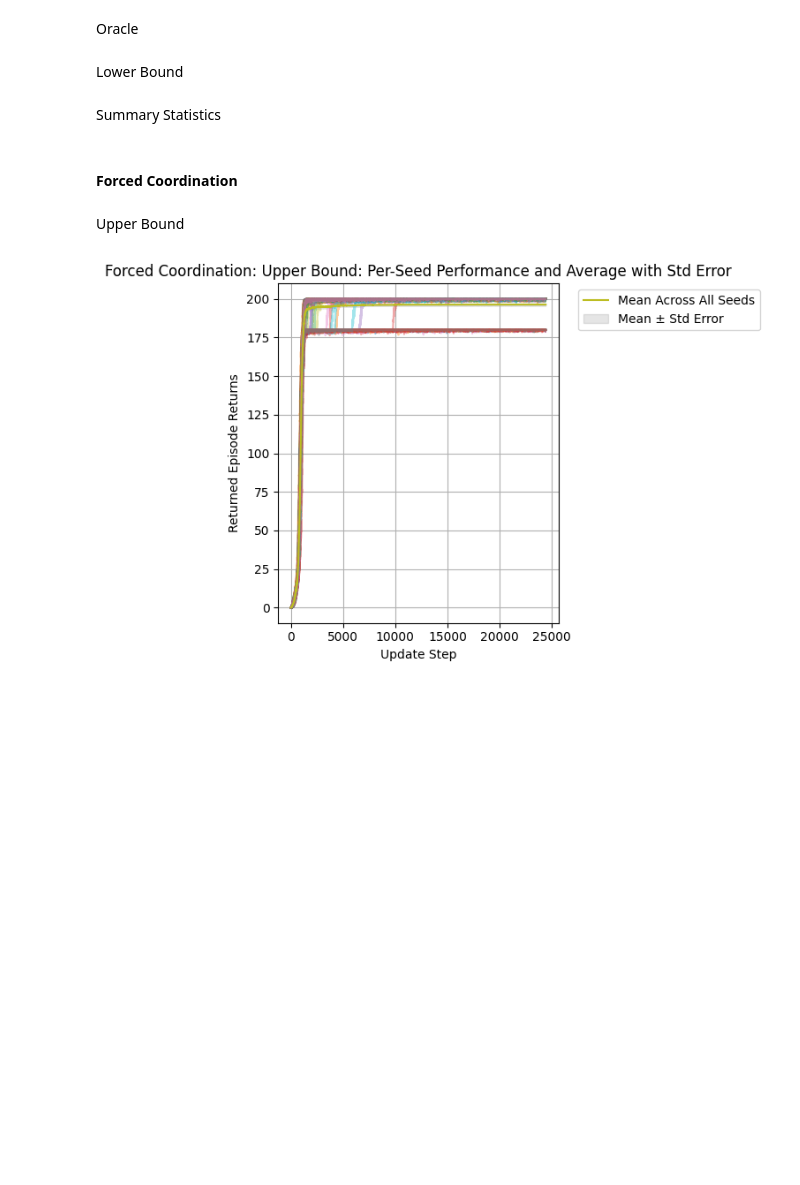
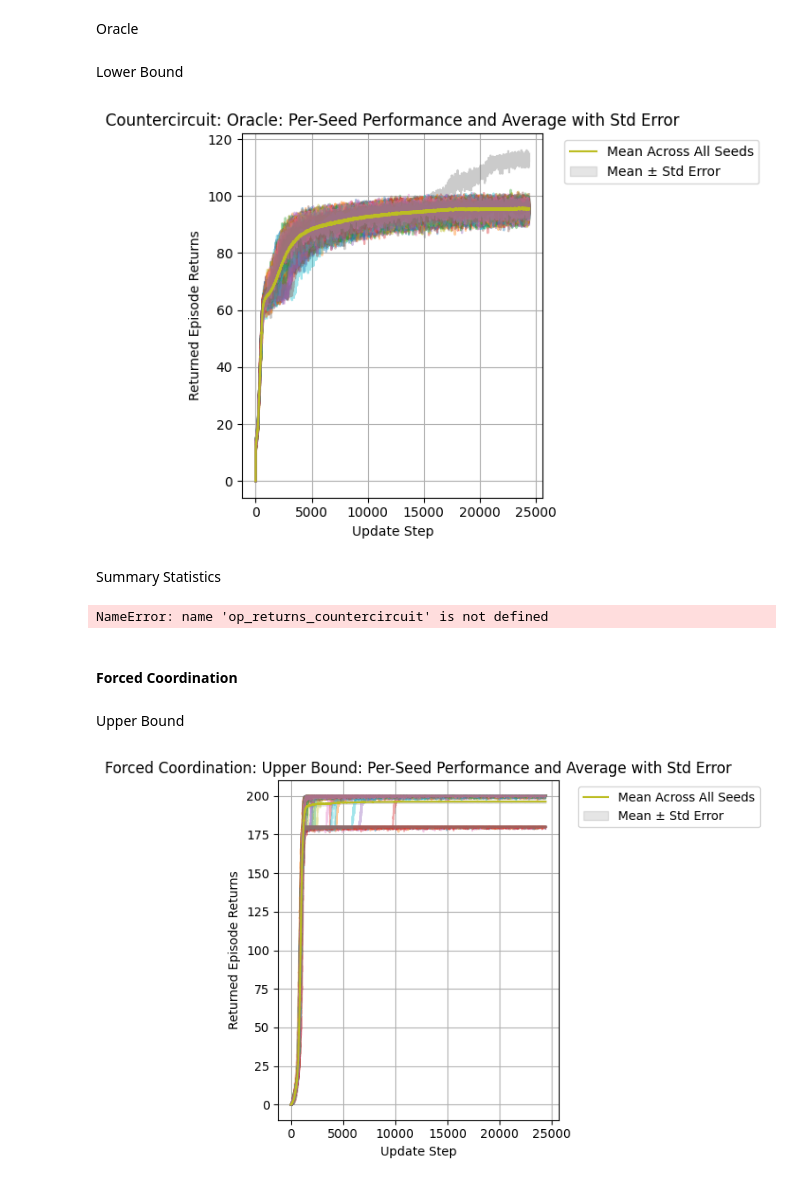
Before and after one commit to sandguine/value-of-intent, a Jupyter notebook: reward_mean_comparisons.ipynb, the cells around one changed output. Saved outputs shown, nothing was run; the diff lists cells and outputs as text; code cells hidden in the pictures; blank space fills up the shorter version.

```diff
--- a/reward_mean_comparisons.ipynb
+++ b/reward_mean_comparisons.ipynb
@@ -40,7 +40,7 @@ import pandas as pd
 ### Load metrics files and check content
 # %%
 # Cramped Room
-# ub_file_cramped_room = "saved_models/20250225/cramped_room/ub_ippo_oc_cramped_room_20250225_173039_30/ub_metrics.npz"
+ub_file_cramped_room = "saved_models/20250301/cramped_room/ub_ippo_oc_cramped_room_20250301_235342_30/ub_metrics.npz"
 # op_file_cramped_room = "saved_models/20250226/cramped_room/op_ippo_oc_cramped_room_20250226_010746_30/op_metrics.npz"
 # lb_file_cramped_room = "saved_models/20250226/cramped_room/lb_ippo_oc_cramped_room_20250226_010846_30/lb_metrics.npz"
 
@@ -57,7 +57,7 @@ lb_file_coord_ring = "saved_models/20250301/coord_ring/lb_ippo_oc_coord_ring_202
 # Countercircuit
 ub_file_countercircuit = "saved_models/20250301/counter_circuit/ub_ippo_oc_counter_circuit_20250301_104620_30/ub_metrics.npz"
 # op_file_countercircuit = "saved_models/20250227/countercircuit/op_ippo_oc_countercircuit_20250227_011612_30/op_metrics.npz"
-# lb_file_countercircuit = "saved_models/20250227/countercircuit/lb_ippo_oc_countercircuit_20250227_011709_30/lb_metrics.npz"
+lb_file_countercircuit = "saved_models/20250302/counter_circuit/lb_ippo_oc_counter_circuit_20250302_044356_30/lb_metrics.npz"
 
 # Forced Coordination
 ub_file_forced_coord = "saved_models/20250228/forced_coord/ub_ippo_oc_forced_coord_20250228_170600_30/ub_metrics.npz"
@@ -67,8 +67,8 @@ lb_file_forced_coord = "saved_models/20250301/forced_coord/lb_ippo_oc_forced_coo
 Check the shape of the returned_episode_returns for each variant and each layout should all be the same shape
 # %%
 # Cramped Room
-# ub_metrics_cramped_room = np.load(ub_file_cramped_room)
-# print(f"Shape UB Cramped Room: {ub_metrics_cramped_room['returned_episode_returns'].shape}")
+ub_metrics_cramped_room = np.load(ub_file_cramped_room)
+print(f"Shape UB Cramped Room: {ub_metrics_cramped_room['returned_episode_returns'].shape}")
 # op_metrics_cramped_room = np.load(op_file_cramped_room)
 # print(f"Shape OP Cramped Room: {ub_metrics_cramped_room['returned_episode_returns'].shape}")
 # lb_metrics_cramped_room = np.load(lb_file_cramped_room)
@@ -78,9 +78,9 @@ Check the shape of the returned_episode_returns for each variant and each layout
 ub_metrics_asymm_advantages = np.load(ub_file_asymm_advantages)
 print(f"Shape UB Asymm Advantages: {ub_metrics_asymm_advantages['returned_episode_returns'].shape}")
 #op_metrics_asymm_advantages = np.load(op_file_asymm_advantages)
-# print(f"Shape OP Asymm Advantages: {ub_metrics_cramped_room['returned_episode_returns'].shape}")
+# print(f"Shape OP Asymm Advantages: {op_metrics_cramped_room['returned_episode_returns'].shape}")
 #lb_metrics_asymm_advantages = np.load(lb_file_asymm_advantages)
-# print(f"Shape LB Asymm Advantages: {ub_metrics_cramped_room['returned_episode_returns'].shape}")
+# print(f"Shape LB Asymm Advantages: {lb_metrics_cramped_room['returned_episode_returns'].shape}")
 
 # Coordination Ring
 ub_metrics_coord_ring = np.load(ub_file_coord_ring)
@@ -94,9 +94,9 @@ print(f"Shape LB Coordination Ring: {lb_metrics_coord_ring['returned_episode_ret
 ub_metrics_countercircuit = np.load(ub_file_countercircuit)
 print(f"Shape UB Countercircuit: {ub_metrics_countercircuit['returned_episode_returns'].shape}")
 # op_metrics_countercircuit = np.load(op_file_countercircuit)
-# print(f"Shape: {ub_metrics_countercircuit['returned_episode_returns'].shape}")
-# lb_metrics_countercircuit = np.load(lb_file_countercircuit)
-# print(f"Shape: {ub_metrics_countercircuit['returned_episode_returns'].shape}")
+# print(f"Shape OP Countercircuit: {op_metrics_countercircuit['returned_episode_returns'].shape}")
+lb_metrics_countercircuit = np.load(lb_file_countercircuit)
+print(f"Shape LB Countercircuit: {lb_metrics_countercircuit['returned_episode_returns'].shape}")
 
 # Forced Coordination
 ub_metrics_forced_coord = np.load(ub_file_forced_coord)
@@ -611,31 +613,33 @@ Lower Bound
 # %%
 lb_returns_countercircuit = lb_metrics_countercircuit['returned_episode_returns']
 lb_reward_mean_countercircuit = lb_returns_countercircuit.mean(axis=0)
 lb_reward_std_countercircuit = lb_returns_countercircuit.std(axis=0)
 lb_reward_std_err_countercircuit = lb_reward_std_countercircuit / np.sqrt(lb_returns_countercircuit.shape[0])
 
 plt.figure()
 
 for seed_idx in range(lb_returns_countercircuit.shape[0]):
     plt.plot(lb_returns_countercircuit[seed_idx], alpha=0.4)
 
-plt.plot(op_reward_mean_countercircuit, label='Mean Across All Seeds')
+plt.plot(lb_reward_mean_countercircuit, label='Mean Across All Seeds')
 
 plt.fill_between(
-    range(len(op_reward_mean_countercircuit)),
-    op_reward_mean_countercircuit - op_reward_std_err_countercircuit,
-    op_reward_mean_countercircuit + op_reward_std_err_countercircuit,
+    range(len(lb_reward_mean_countercircuit)),
+    lb_reward_mean_countercircuit - lb_reward_std_err_countercircuit,
+    lb_reward_mean_countercircuit + lb_reward_std_err_countercircuit,
     alpha=0.2,
     color='gray',
     label='Mean ± Std Error'
 )
 
 plt.xlabel("Update Step")
 plt.ylabel("Returned Episode Returns")
 plt.title("Countercircuit: Oracle: Per-Seed Performance and Average with Std Error")
 plt.legend(bbox_to_anchor=(1.05, 1), loc='upper left')
 plt.grid(True)
 plt.tight_layout()
+# %% [output]
+[figure, added]
 # %% [markdown]
 Summary Statistics
 # %%
@@ -669,6 +673,8 @@ table.scale(1.2, 1.2)
 
 plt.title("Countercircuit")
 plt.show()
+# %% [output]
+NameError: name 'op_returns_countercircuit' is not defined
 # %% [markdown]
 #### Forced Coordination
 # %% [markdown]
```
Also changed, not shown: parts of 3 cells of this notebook, 8 other files.
